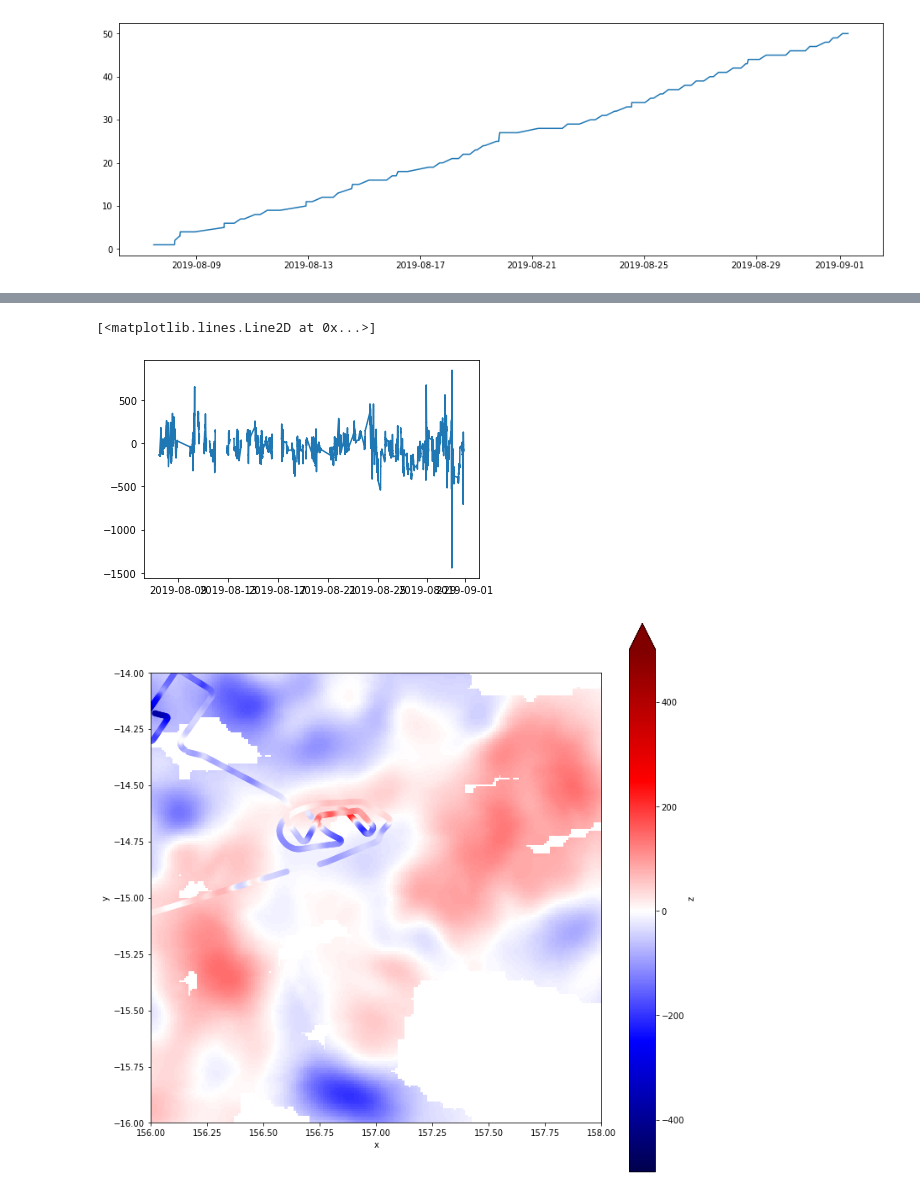
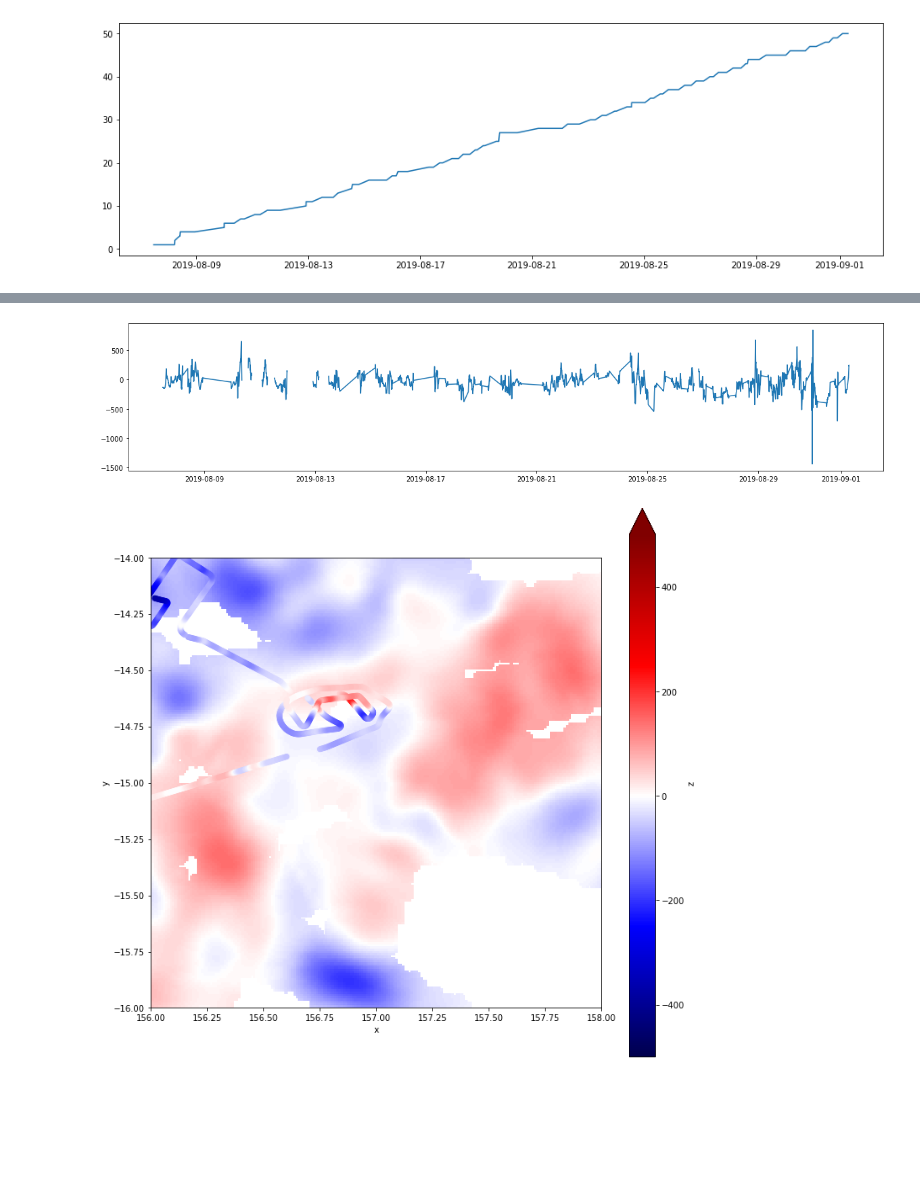
Before and after one commit to siwill22/geo-investigator, a Jupyter notebook: ECOSAT3_Magnetometer.ipynb, the cells around one changed output, grey strips where cells are left out. Saved outputs shown, nothing was run; the diff lists cells and outputs as text; code cells hidden in the pictures; blank space fills up the shorter version.

```diff
--- a/ECOSAT3_Magnetometer.ipynb
+++ b/ECOSAT3_Magnetometer.ipynb
@@ -173,7 +168,7 @@ plt.plot(df.segment_numbers)
 # Plot the segments with different colors to make sure they look sensible
 
 plt.figure(figsize=(12,12))
-for segment in np.arange(1,df.segment_numbers.max()):
+for segment in df.segment_numbers.unique():
 
     subset = df[df.segment_numbers==segment]
 
@@ -206,6 +201,7 @@ def ll2dist(lon,lat):
 # and the magnetometer readings could be contaminated by the instrument being too close to the ship
 # (normally the logging was stopped before this happens, but there may be exceptions)
 QCmasks = []
+#'''
 QCmasks.append(('2019-08-07 11:00:00','2019-08-07 12:00:00'))
 QCmasks.append(('2019-08-10 08:30:00','2019-08-10 09:00:00'))
 QCmasks.append(('2019-08-10 17:00:00','2019-08-10 17:20:00'))
@@ -214,22 +210,23 @@ QCmasks.append(('2019-08-11 23:45:00','2019-08-12 00:00:00'))
 QCmasks.append(('2019-08-13 03:18:00','2019-08-13 04:00:00'))
 QCmasks.append(('2019-08-26 16:30:00','2019-08-26 17:00:00'))
 QCmasks.append(('2019-08-28 05:52:20','2019-08-28 05:52:40'))
+#'''
 
-
-print(df.segment_numbers.max())
 
 # empty list to place the QC'ed segment dataframes
 df_QC_list = []
 
 
+pd.options.mode.chained_assignment = None
+
 # loop over each segment, create a subset dataframe and apply QC to this
-for segment in np.arange(1,df.segment_numbers.max()):
+for segment in df.segment_numbers.unique():
 
     subset = df[df.segment_numbers==segment]
     subset_QC = subset.copy()
 
     # Set values where signal strength is not good to NaN
-    subset_QC['igrf_corrected_mag'][subset_QC.Signal_Quality < 99] = np.nan
+    subset_QC['igrf_corrected_mag'][subset_QC.Signal_Quality < 99].iloc[:] = np.nan
 
     # Set values within the manually defined time masks to NaN
     for QCmask in QCmasks:
@@ -292,10 +270,11 @@ See the caveats in the documentation: http://pandas.pydata.org/pandas-docs/stabl
 # %%
 df_QC = pd.concat(df_QC_list)
 
+plt.figure(figsize=(20,4))
 plt.plot(df_QC.igrf_corrected_mag)
+plt.show()
 # %% [output]
-[<matplotlib.lines.Line2D at 0x...>]
-[figure, old version]
+[figure, new version]
 # %%
 # define a function to create wiggle plots, assuming that gmt is available
 def make_wiggle_plot(region,proj,filename):
```
Also changed, not shown: parts of 4 cells of this notebook.
